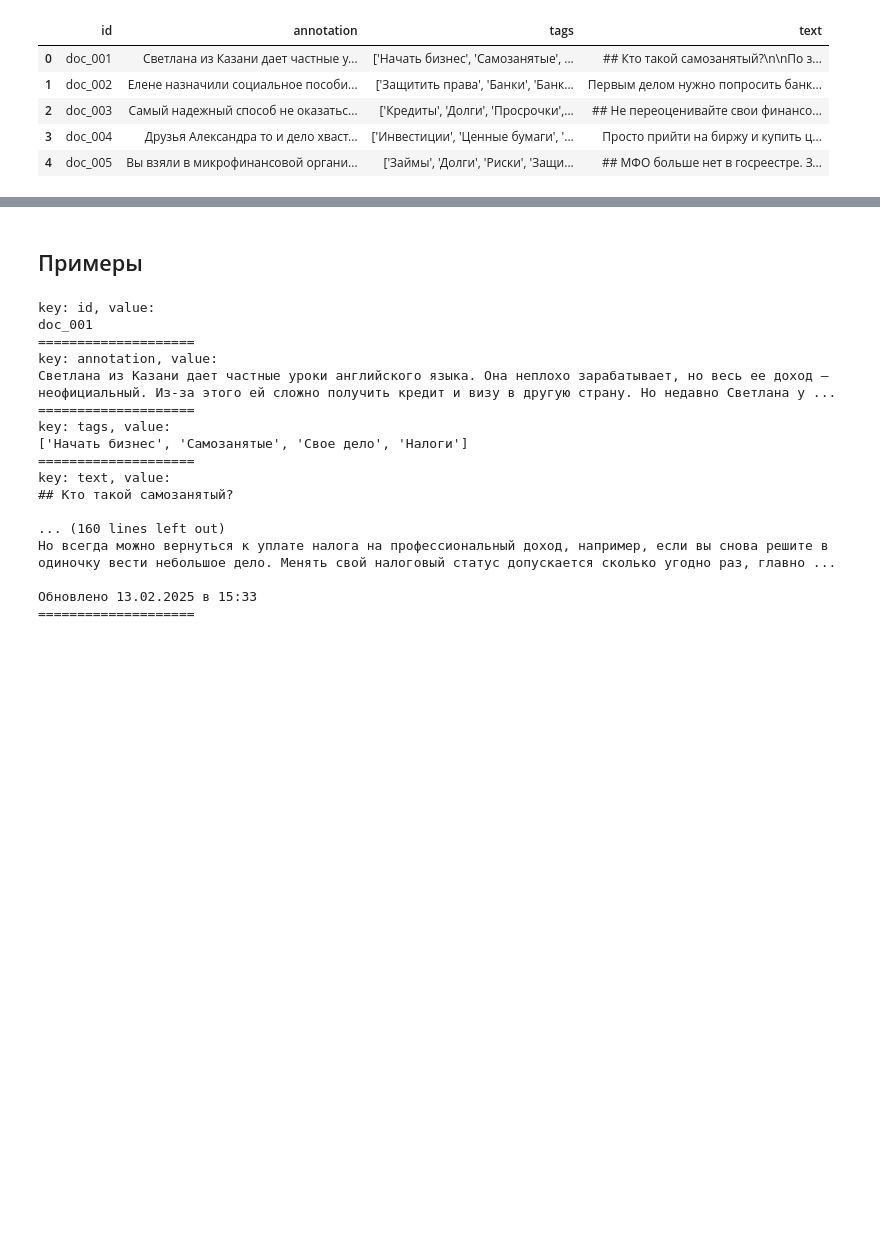
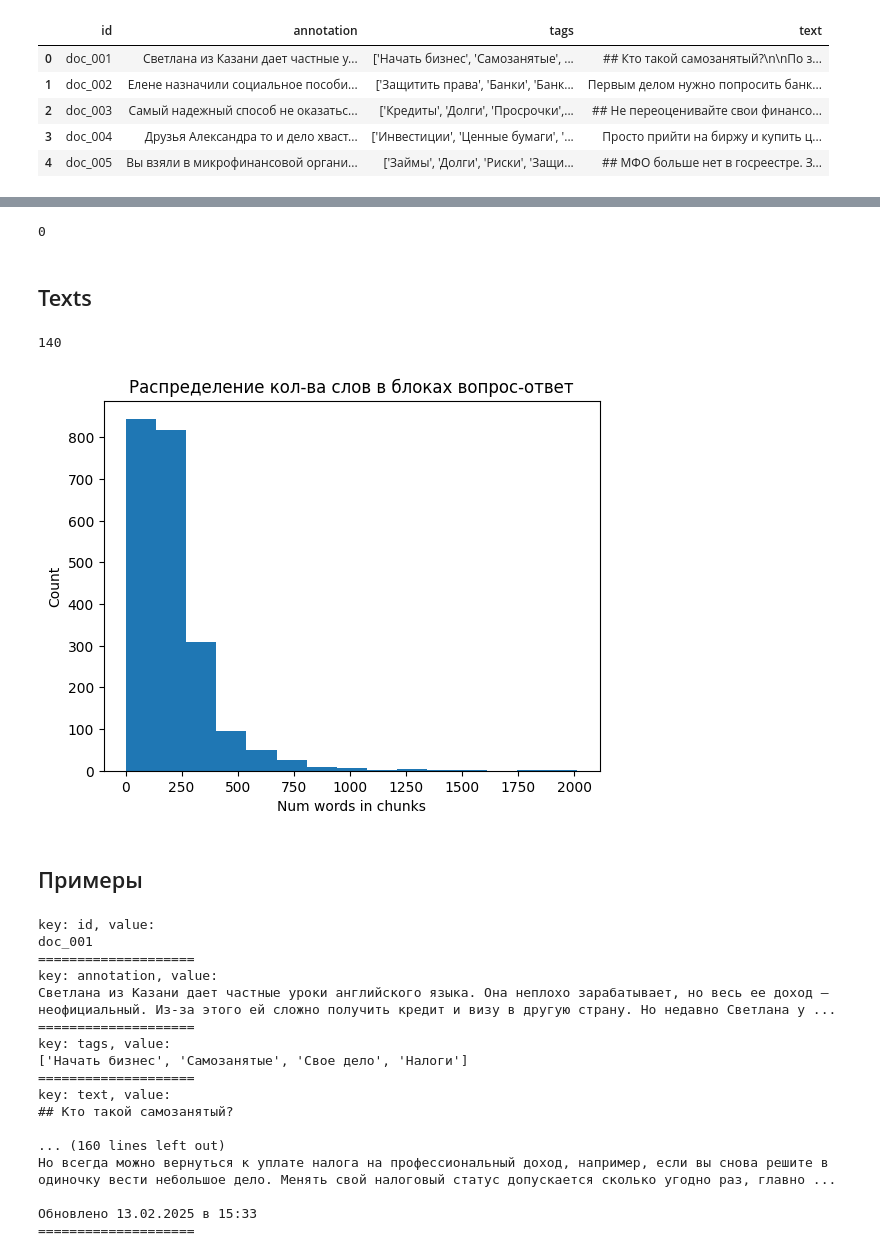
Before and after one commit to Dangennadevich/Raiff-LLM-Hack-2025, a Jupyter notebook: eda.ipynb, the cells around one changed output, grey strips where cells are left out. Saved outputs shown, nothing was run; the diff lists cells and outputs as text; code cells hidden in the pictures; blank space fills up the shorter version.

```diff
--- a/eda.ipynb
+++ b/eda.ipynb
@@ -23,3 +58,44 @@ data.head()
+# %%
+# check
+check_lst = []
+for text in data.text:
+    last_part = text.split('\n\n')[-1]
+    if last_part.startswith('Обновлено'):
+        check_lst.append(last_part)
+print(len(check_lst))
+# %% [output]
+0
+# %% [markdown]
+## Texts
+# %%
+# кол-во текстов которые не начинаются с тега вопроса
+cnt_not_started_with_answer_tag = 0
+for text in data.text:
+    if not text.startswith('##'):
+        cnt_not_started_with_answer_tag += 1
+
+cnt_not_started_with_answer_tag
+# %% [output]
+140
+# %%
+# заменим символы ('###') на --- чтобы поделить на куски вопрос - ответ и оценить длинну таких блоков
+data['text'] = data['text'].str.replace('###', '---')
+# %%
+cnt_words_in_blocks = []
+
+for text in data.text:
+    chunks = text.split('## ')
+    for chunk in chunks:
+        if chunk != '':
+            list_of_words = chunk.split()
+            cnt_words_in_blocks.append(len(list_of_words))
+# %%
+plt.hist(cnt_words_in_blocks, bins=15)
+plt.xlabel('Num words in chunks')
+plt.ylabel('Count')
+plt.title('Распределение кол-ва слов в блоках вопрос-ответ');
+# %% [output]
+[figure, added]
 # %% [markdown]
 ## Примеры
 # %%
```
Also changed, not shown: parts of 9 cells of this notebook, 1 other file.
